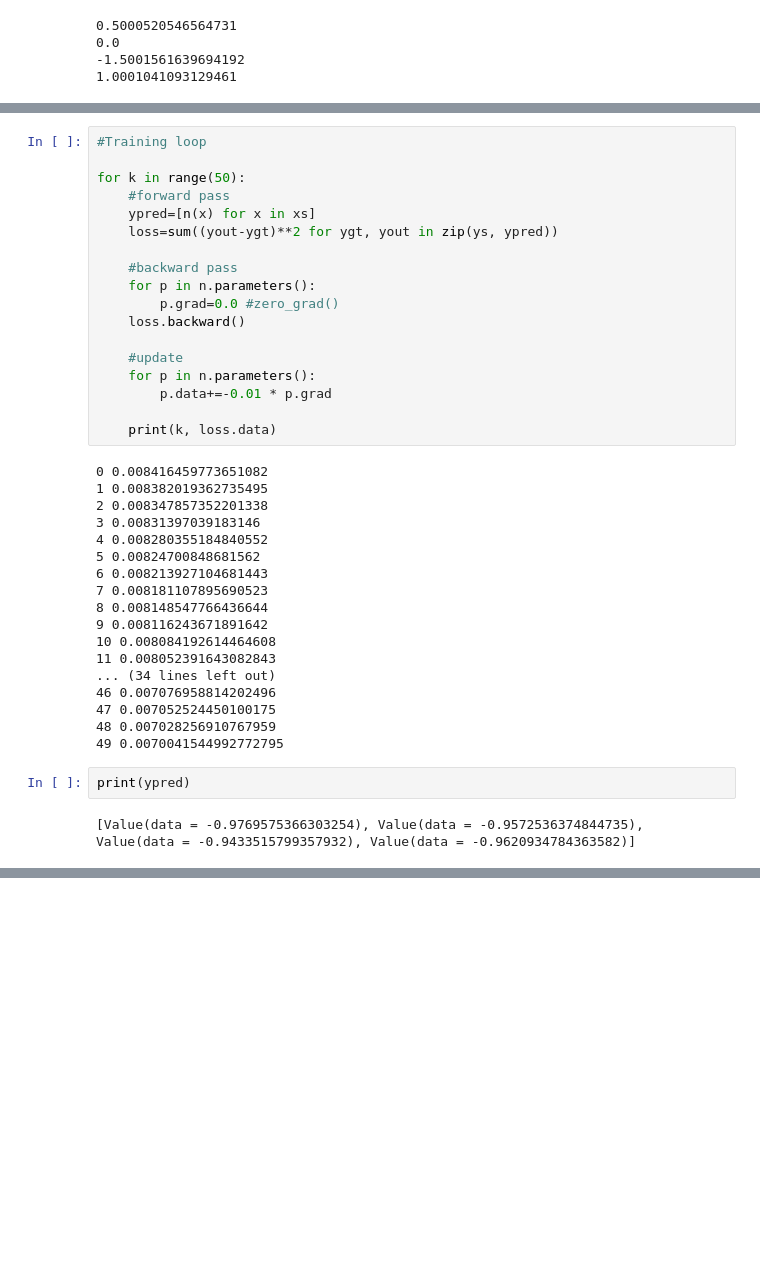
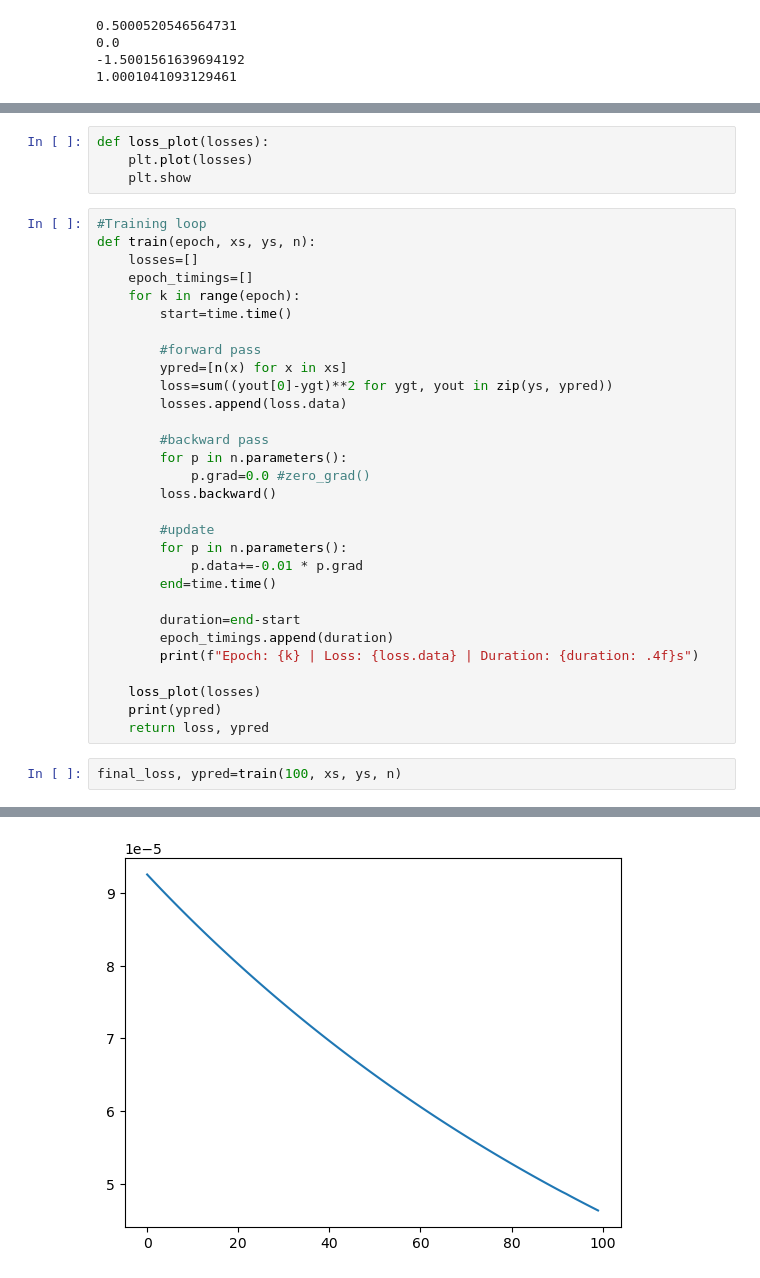
Before and after one commit to meh0013/micrograd_updated, a Jupyter notebook: Micrograd_Practice.ipynb, the cells around one changed output, grey strips where cells are left out. Cells and saved outputs as stored; diff of their text form; blank space fills up the shorter version.

```diff
--- a/Micrograd_Practice.ipynb
+++ b/Micrograd_Practice.ipynb
@@ -216,40 +245,37 @@ ys=[-1.0, -1.0, -1.0, -1.0]
+# %%
+def loss_plot(losses):
+    plt.plot(losses)
+    plt.show
 # %%
 #Training loop
+def train(epoch, xs, ys, n):
+    losses=[]
+    epoch_timings=[]
+    for k in range(epoch):
+        start=time.time()
 
-for k in range(50):
-    #forward pass
-    ypred=[n(x) for x in xs]
-    loss=sum((yout-ygt)**2 for ygt, yout in zip(ys, ypred))
+        #forward pass
+        ypred=[n(x) for x in xs]
+        loss=sum((yout[0]-ygt)**2 for ygt, yout in zip(ys, ypred))
+        losses.append(loss.data)
 
-    #backward pass
-    for p in n.parameters():
-        p.grad=0.0 #zero_grad()
-    loss.backward()
+        #backward pass
+        for p in n.parameters():
+            p.grad=0.0 #zero_grad()
+        loss.backward()
 
-    #update
-    for p in n.parameters():
-        p.data+=-0.01 * p.grad
+        #update
+        for p in n.parameters():
+            p.data+=-0.01 * p.grad
+        end=time.time()
 
-    print(k, loss.data)
+        duration=end-start
+        epoch_timings.append(duration)
+        print(f"Epoch: {k} | Loss: {loss.data} | Duration: {duration: .4f}s")
+
+    loss_plot(losses)
+    print(ypred)
+    return loss, ypred
-# %% [output]
-0 0.008416459773651082
-1 0.008382019362735495
-2 0.008347857352201338
-3 0.00831397039183146
-4 0.008280355184840552
-5 0.00824700848681562
-6 0.008213927104681443
-7 0.008181107895690523
-8 0.008148547766436644
-9 0.008116243671891642
-10 0.008084192614464608
-11 0.008052391643082843
-... (34 lines left out)
-46 0.007076958814202496
-47 0.007052524450100175
-48 0.007028256910767959
-49 0.0070041544992772795
-# %%
-print(ypred)
-# %% [output]
-[Value(data = -0.9769575366303254), Value(data = -0.9572536374844735), Value(data = -0.9433515799357932), Value(data = -0.9620934784363582)]
+# %%
+final_loss, ypred=train(100, xs, ys, n)
+# %% [output]
@@ -255,0 +299 @@ print(ypred)
+[figure, added]
```
Also changed, not shown: parts of 16 cells of this notebook, 1 other file.
